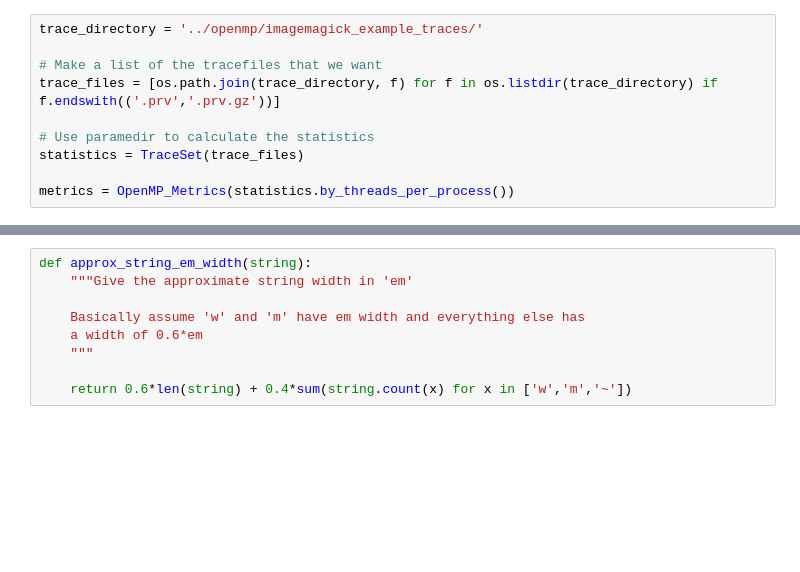
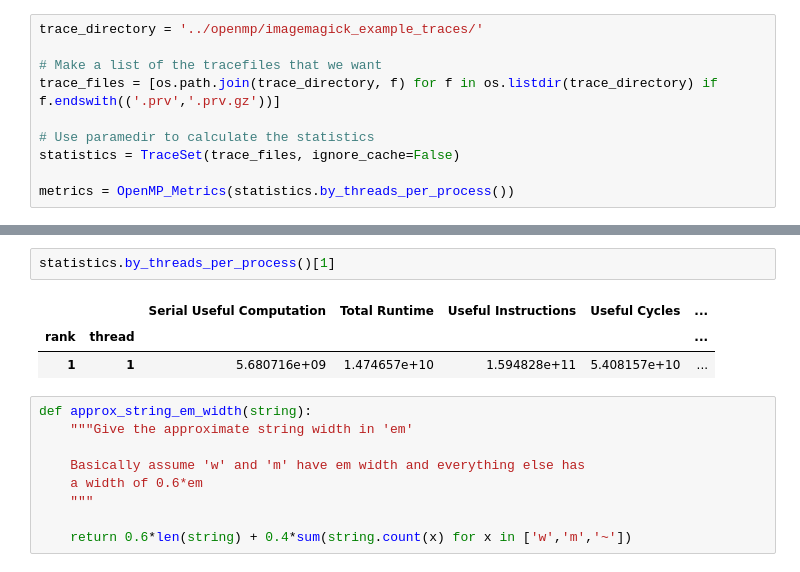
Before and after one commit to numericalalgorithmsgroup/pypop, a Jupyter notebook: pypop/examples/html_examples/insight_blog.ipynb, the cells around one changed output, grey strips where cells are left out. Drawn from its saved outputs; the diff is of its cells as text; blank space fills up the shorter version.

```diff
--- a/pypop/examples/html_examples/insight_blog.ipynb
+++ b/pypop/examples/html_examples/insight_blog.ipynb
@@ -38,7 +38,7 @@ trace_directory = '../openmp/imagemagick_example_traces/'
 trace_files = [os.path.join(trace_directory, f) for f in os.listdir(trace_directory) if f.endswith(('.prv','.prv.gz'))]
 
 # Use paramedir to calculate the statistics
-statistics = TraceSet(trace_files)
+statistics = TraceSet(trace_files, ignore_cache=False)
 
 metrics = OpenMP_Metrics(statistics.by_threads_per_process())
 # %% [output]
@@ -46,3 +46,9 @@ A Jupyter Widget
+# %%
+statistics.by_threads_per_process()[1]
+# %% [output]
+|  |  | Serial Useful Computation | Total Runtime | Useful Instructions | Useful Cycles | ... |
+| rank | thread |  |  |  |  | ... |
+| 1 | 1 | 5.680716e+09 | 1.474657e+10 | 1.594828e+11 | 5.408157e+10 | ... |
 # %%
 def approx_string_em_width(string):
     """Give the approximate string width in 'em'
```
Also changed, not shown: parts of 4 cells of this notebook, 7 other files.
